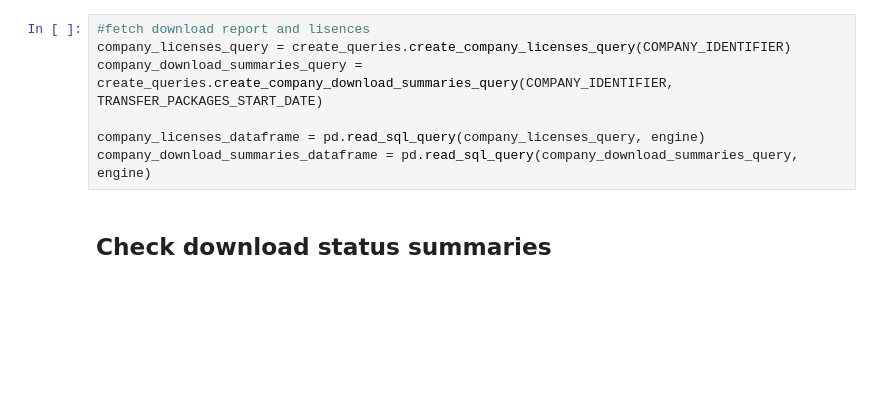
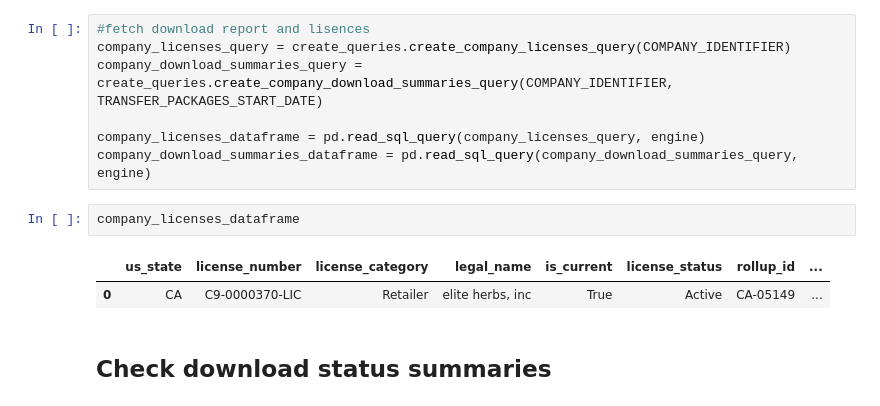
Before and after one commit to warrenshen/platform, a Jupyter notebook: services/api-server/notebooks/analysis/Monthly_Client_Surveillance.ipynb, the cells around one changed output. Saved outputs shown, nothing was run; the diff lists cells and outputs as text; blank space fills up the shorter version.

```diff
--- a/services/api-server/notebooks/analysis/Monthly_Client_Surveillance.ipynb
+++ b/services/api-server/notebooks/analysis/Monthly_Client_Surveillance.ipynb
@@ -48,6 +48,11 @@ company_download_summaries_query = create_queries.create_company_download_summar
 
 company_licenses_dataframe = pd.read_sql_query(company_licenses_query, engine)
 company_download_summaries_dataframe = pd.read_sql_query(company_download_summaries_query, engine)
+# %%
+company_licenses_dataframe
+# %% [output]
+|  | us_state | license_number | license_category | legal_name | is_current | license_status | rollup_id | ... |
+| 0 | CA | C9-0000370-LIC | Retailer | elite herbs, inc | True | Active | CA-05149 | ... |
 # %% [markdown]
 ## Check download status summaries
 # %%
```
Also changed, not shown: parts of 40 cells of this notebook, 4 other files.
